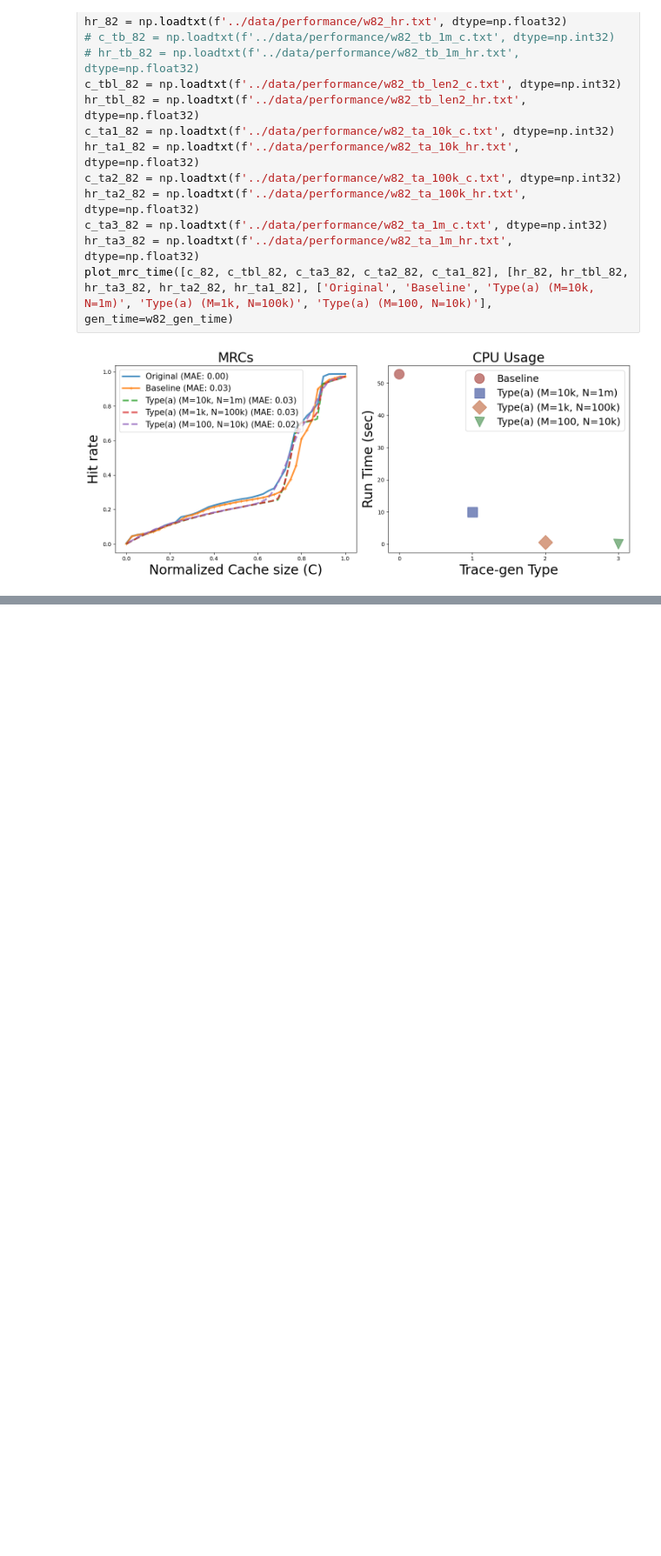
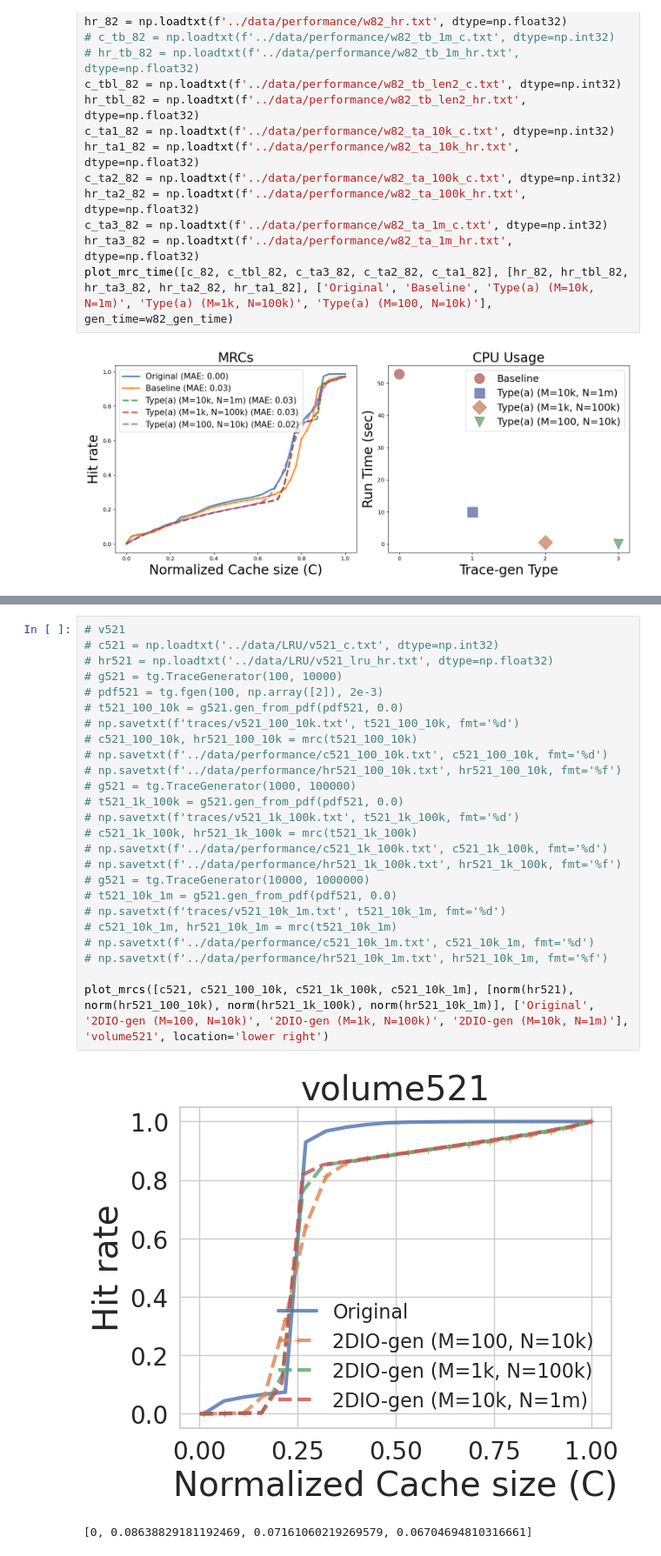
Before and after one commit to Effygal/trace-gen, a Jupyter notebook: performance.ipynb, the cells around one changed output, grey strips where cells are left out. Shown at 87% size. Saved outputs shown, nothing was run; the diff lists cells and outputs as text; blank space fills up the shorter version.

```diff
--- a/performance.ipynb
+++ b/performance.ipynb
@@ -673,0 +742,28 @@ plot_mrcs([c_82, c_ta3_82, c_ta2_82, c_ta1_82], [hr_82, hr_ta3_82, hr_ta2_82, hr
+# %%
+# v521
+# c521 = np.loadtxt('../data/LRU/v521_c.txt', dtype=np.int32)
+# hr521 = np.loadtxt('../data/LRU/v521_lru_hr.txt', dtype=np.float32)
+# g521 = tg.TraceGenerator(100, 10000)
+# pdf521 = tg.fgen(100, np.array([2]), 2e-3)
+# t521_100_10k = g521.gen_from_pdf(pdf521, 0.0)
+# np.savetxt(f'traces/v521_100_10k.txt', t521_100_10k, fmt='%d')
+# c521_100_10k, hr521_100_10k = mrc(t521_100_10k)
+# np.savetxt(f'../data/performance/c521_100_10k.txt', c521_100_10k, fmt='%d')
+# np.savetxt(f'../data/performance/hr521_100_10k.txt', hr521_100_10k, fmt='%f')
+# g521 = tg.TraceGenerator(1000, 100000)
+# t521_1k_100k = g521.gen_from_pdf(pdf521, 0.0)
+# np.savetxt(f'traces/v521_1k_100k.txt', t521_1k_100k, fmt='%d')
+# c521_1k_100k, hr521_1k_100k = mrc(t521_1k_100k)
+# np.savetxt(f'../data/performance/c521_1k_100k.txt', c521_1k_100k, fmt='%d')
+# np.savetxt(f'../data/performance/hr521_1k_100k.txt', hr521_1k_100k, fmt='%f')
+# g521 = tg.TraceGenerator(10000, 1000000)
+# t521_10k_1m = g521.gen_from_pdf(pdf521, 0.0)
+# np.savetxt(f'traces/v521_10k_1m.txt', t521_10k_1m, fmt='%d')
+# c521_10k_1m, hr521_10k_1m = mrc(t521_10k_1m)
+# np.savetxt(f'../data/performance/c521_10k_1m.txt', c521_10k_1m, fmt='%d')
+# np.savetxt(f'../data/performance/hr521_10k_1m.txt', hr521_10k_1m, fmt='%f')
+
+plot_mrcs([c521, c521_100_10k, c521_1k_100k, c521_10k_1m], [norm(hr521), norm(hr521_100_10k), norm(hr521_1k_100k), norm(hr521_10k_1m)], ['Original', '2DIO-gen (M=100, N=10k)', '2DIO-gen (M=1k, N=100k)', '2DIO-gen (M=10k, N=1m)'], 'volume521', location='lower right')
+# %% [output]
+[figure, added]
+[0, 0.08638829181192469, 0.07161060219269579, 0.06704694810316661]
```
Also changed, not shown: parts of 33 cells of this notebook, 3 other files.
